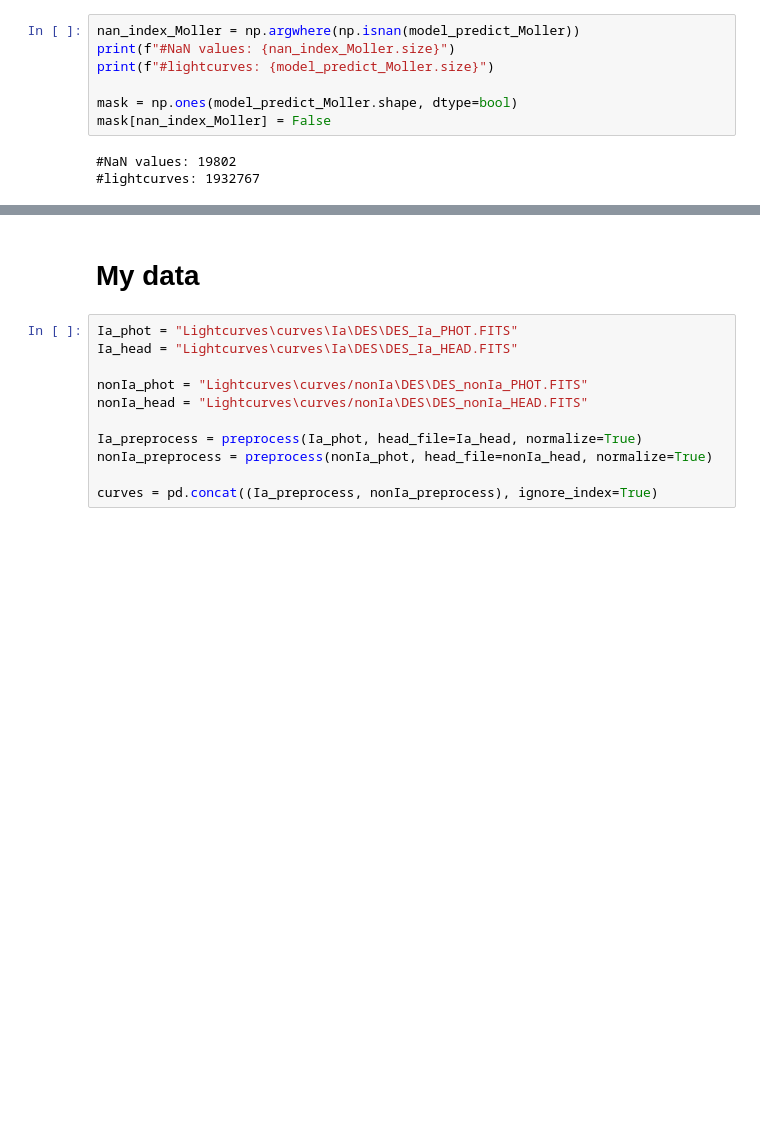
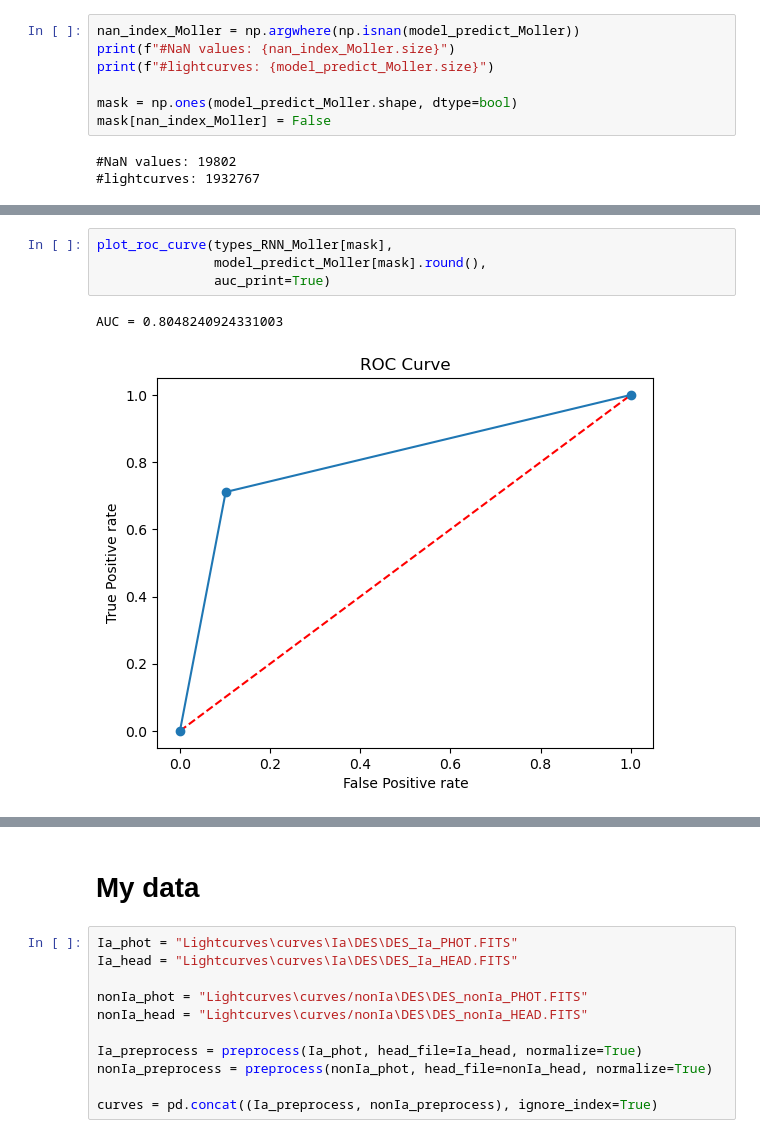
Before and after one commit to ale-cartes/Supernovae-Complete-Pipeline, a Jupyter notebook: A-Moller sim/RNN_prediction.ipynb, the cells around one changed output, grey strips where cells are left out. Drawn from its saved outputs; the diff is of its cells as text; blank space fills up the shorter version.

```diff
--- a/A-Moller sim/RNN_prediction.ipynb
+++ b/A-Moller sim/RNN_prediction.ipynb
@@ -76,0 +84,7 @@ Normalized confusion matrix
+# %%
+plot_roc_curve(types_RNN_Moller[mask],
+               model_predict_Moller[mask].round(),
+               auc_print=True)
+# %% [output]
+AUC = 0.8048240924331003
+[figure, added]
```
Also changed, not shown: parts of 23 cells of this notebook, 6 other files.
